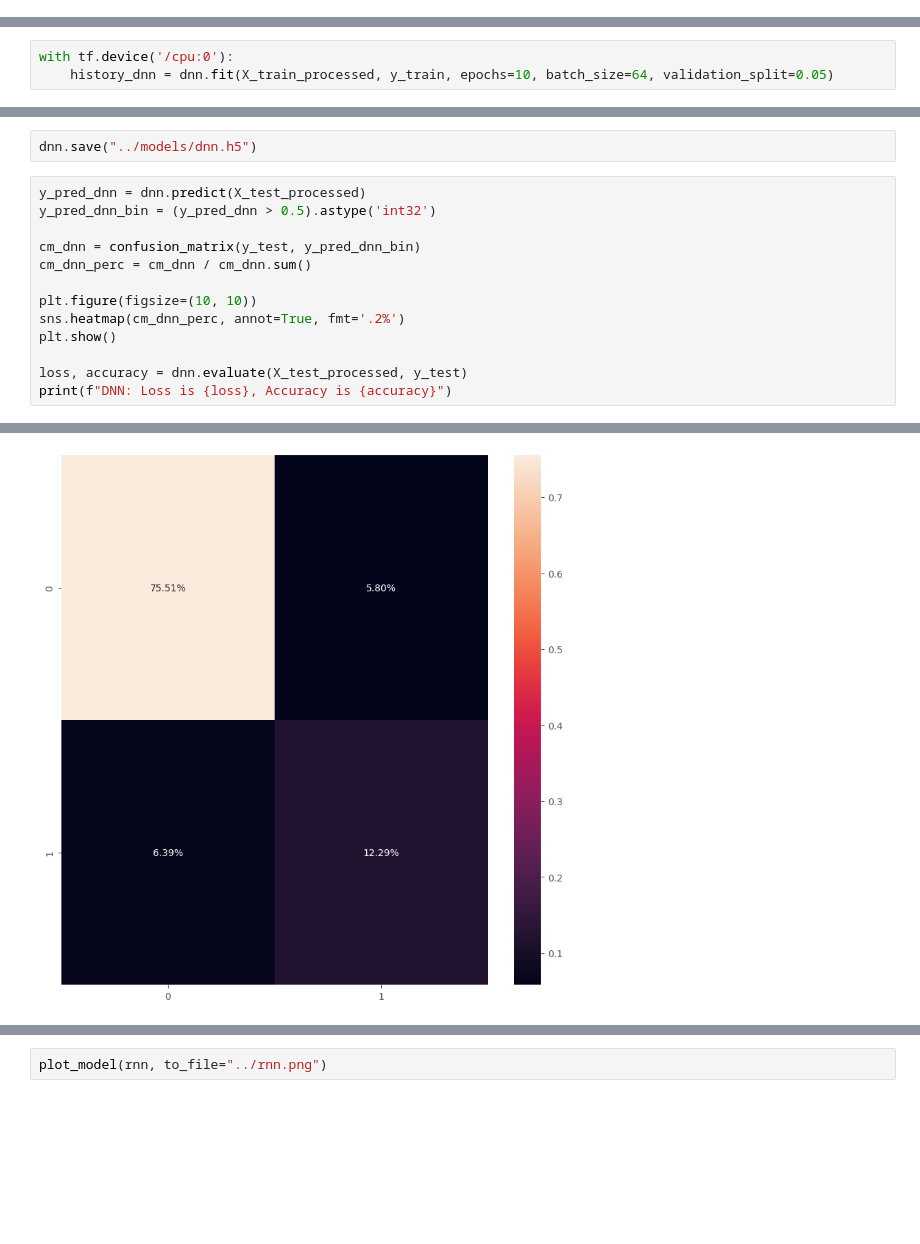
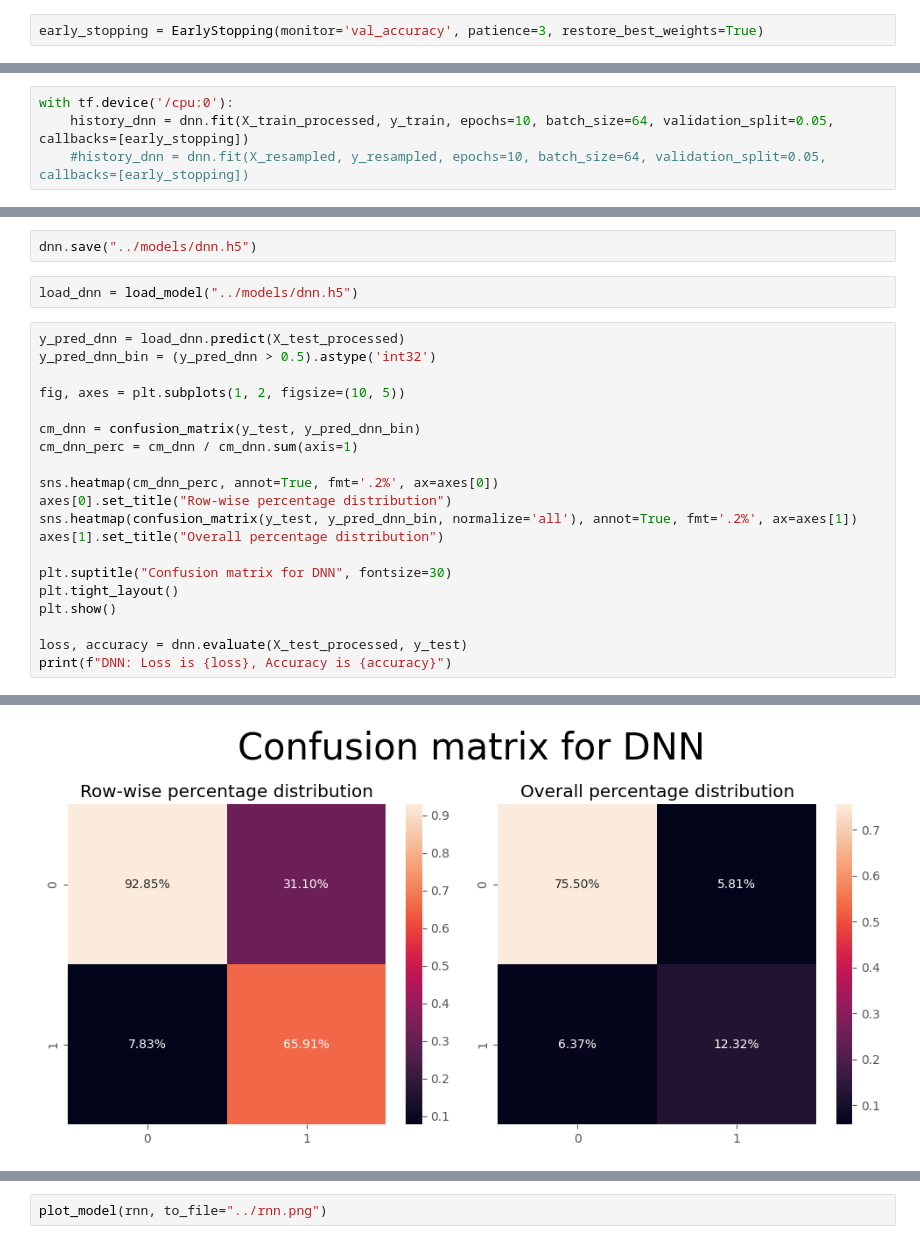
Before and after one commit to raydiwill/dsa-4-action-learning, a Jupyter notebook: notebooks/deeplearning.ipynb, the cells around one changed output, grey strips where cells are left out. Cells and saved outputs as stored; diff of their text form; blank space fills up the shorter version.

```diff
--- a/notebooks/deeplearning.ipynb
+++ b/notebooks/deeplearning.ipynb
@@ -253,5 +266,7 @@ weighted avg       0.88      0.88      0.88    107703
 # %% [markdown]
 ### Deep learning
+# %%
+early_stopping = EarlyStopping(monitor='val_accuracy', patience=3, restore_best_weights=True)
 # %%
 dnn = Sequential()
 
@@ -298,4 +314,5 @@ plot_model(dnn, to_file="../dnn.png")
 dnn.compile(optimizer='adam', loss='binary_crossentropy', metrics=['accuracy'])
 # %%
 with tf.device('/cpu:0'):
-    history_dnn = dnn.fit(X_train_processed, y_train, epochs=10, batch_size=64, validation_split=0.05)
+    history_dnn = dnn.fit(X_train_processed, y_train, epochs=10, batch_size=64, validation_split=0.05, callbacks=[early_stopping])
+    #history_dnn = dnn.fit(X_resampled, y_resampled, epochs=10, batch_size=64, validation_split=0.05, callbacks=[early_stopping])
@@ -302,14 +328,23 @@ with tf.device('/cpu:0'):
 # %%
 dnn.save("../models/dnn.h5")
+# %%
+load_dnn = load_model("../models/dnn.h5")
 # %%
-y_pred_dnn = dnn.predict(X_test_processed)
+y_pred_dnn = load_dnn.predict(X_test_processed)
 y_pred_dnn_bin = (y_pred_dnn > 0.5).astype('int32')
 
+fig, axes = plt.subplots(1, 2, figsize=(10, 5))
+
 cm_dnn = confusion_matrix(y_test, y_pred_dnn_bin)
-cm_dnn_perc = cm_dnn / cm_dnn.sum()
+cm_dnn_perc = cm_dnn / cm_dnn.sum(axis=1)
 
-plt.figure(figsize=(10, 10))
-sns.heatmap(cm_dnn_perc, annot=True, fmt='.2%')
+sns.heatmap(cm_dnn_perc, annot=True, fmt='.2%', ax=axes[0])
+axes[0].set_title("Row-wise percentage distribution")
+sns.heatmap(confusion_matrix(y_test, y_pred_dnn_bin, normalize='all'), annot=True, fmt='.2%', ax=axes[1])
+axes[1].set_title("Overall percentage distribution")
+
+plt.suptitle("Confusion matrix for DNN", fontsize=30)
+plt.tight_layout()
 plt.show()
 
 loss, accuracy = dnn.evaluate(X_test_processed, y_test)
@@ -319 +354 @@ print(f"DNN: Loss is {loss}, Accuracy is {accuracy}")
-[figure, old version]
+[figure, new version]
```
Also changed, not shown: parts of 24 cells of this notebook.
